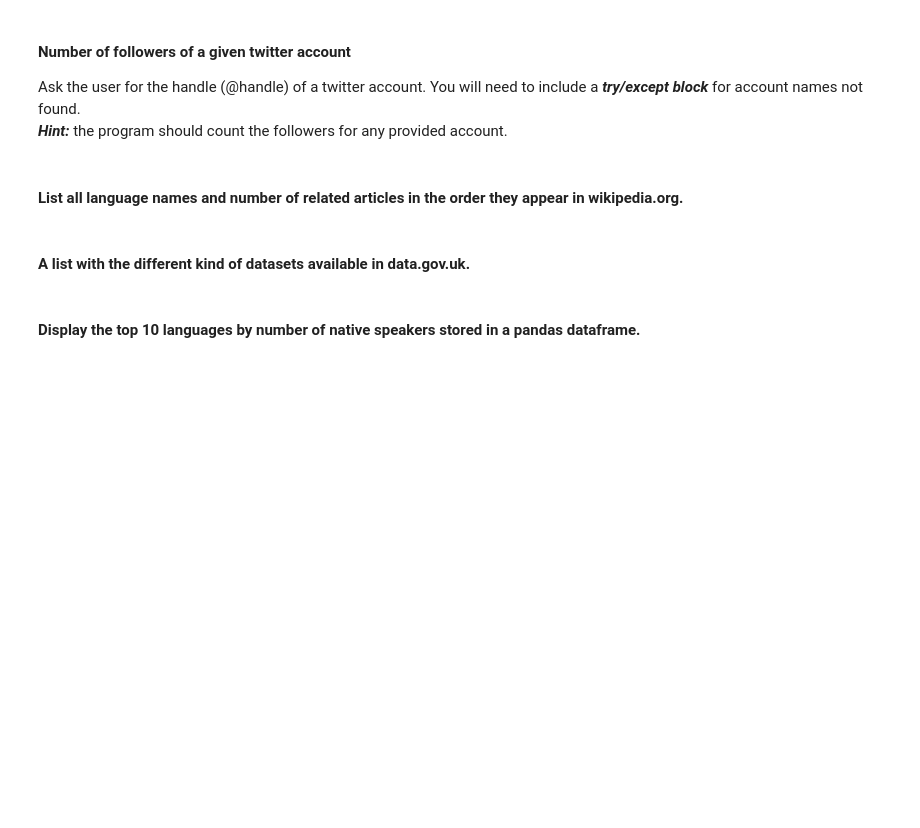
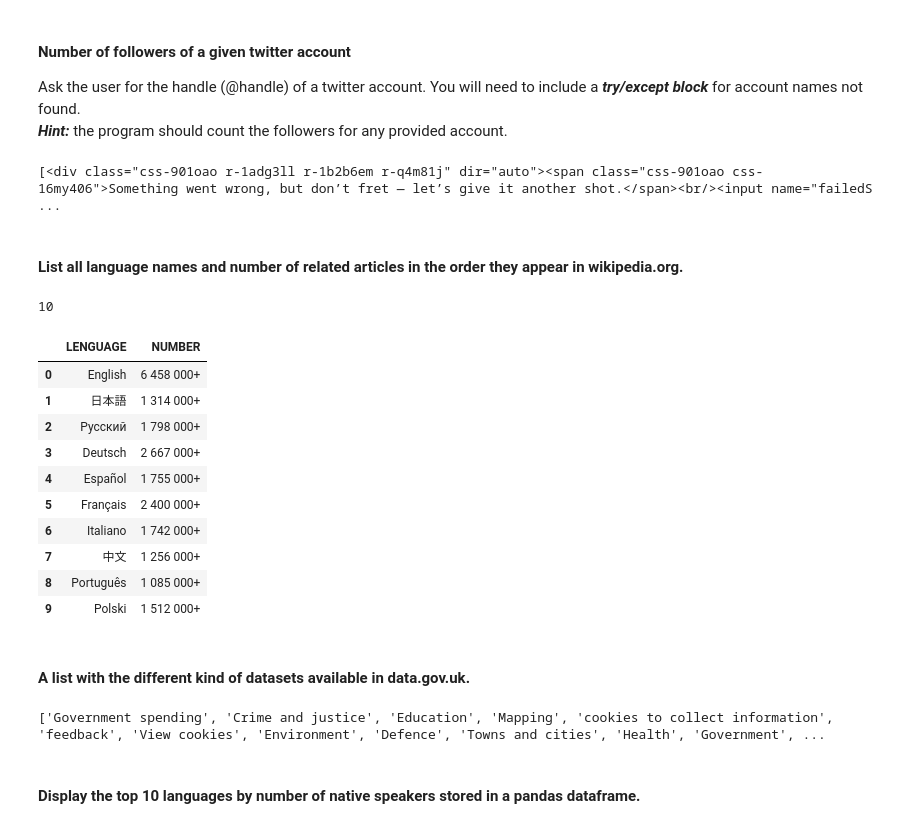
Before and after one commit to jdediegoAb/dataptmad0522_labs, a Jupyter notebook: extra-work/m1/lab-web-scraping/your-code/main.ipynb, the cells around one changed output. Saved outputs shown, nothing was run; the diff lists cells and outputs as text; code cells hidden in the pictures; blank space fills up the shorter version.

```diff
--- a/extra-work/m1/lab-web-scraping/your-code/main.ipynb
+++ b/extra-work/m1/lab-web-scraping/your-code/main.ipynb
@@ -293,3 +322,16 @@ url = 'https://twitter.com/'
+# %%
+# your code here
+try:
+    g=response = requests.get(url)
+except:
+    print("Server Not Found")
+
+g=g.content
+parsed_html7 = bs4.BeautifulSoup(g, "html.parser")
+tuit2=parsed_html7.find_all('div',{'dir':'auto'})
+tuit2
+# %% [output]
+[<div class="css-901oao r-1adg3ll r-1b2b6em r-q4m81j" dir="auto"><span class="css-901oao css-16my406">Something went wrong, but don’t fret — let’s give it another shot.</span><br/><input name="failedS ...
 # %% [markdown]
 #### List all language names and number of related articles in the order they appear in wikipedia.org.
 # %%
@@ -300,3 +340,31 @@ url = 'https://www.wikipedia.org/'
+# %%
+# your code here
+h=response = requests.get(url)
+h=h.content
+parsed_html8 = bs4.BeautifulSoup(h, "html.parser")
+native=parsed_html8.find("div",{"class":"central-featured"}).find_all("div")
+native_list=[]
+print(len(native))
+for i in native:
+    native_d={}
+    native_d["LENGUAGE"] = i.find("strong").string
+    native_d["NUMBER"] = i.find("bdi").string
+    native_list.append(native_d)
+DFnative=pd.DataFrame(native_list)
+DFnative
+# %% [output]
+10
+|  | LENGUAGE | NUMBER |
+| 0 | English | 6 458 000+ |
+| 1 | 日本語 | 1 314 000+ |
+| 2 | Русский | 1 798 000+ |
+| 3 | Deutsch | 2 667 000+ |
+| 4 | Español | 1 755 000+ |
+| 5 | Français | 2 400 000+ |
+| 6 | Italiano | 1 742 000+ |
+| 7 | 中文 | 1 256 000+ |
+| 8 | Português | 1 085 000+ |
+| 9 | Polski | 1 512 000+ |
 # %% [markdown]
 #### A list with the different kind of datasets available in data.gov.uk.
 # %%
@@ -307,3 +373,24 @@ url = 'https://data.gov.uk/'
+# %%
+# your code here
+i=response = requests.get(url)
+i=i.content
+parsed_html9 = bs4.BeautifulSoup(i, "html.parser")
+datagov=parsed_html9.find_all('a',{'class':"govuk-link"})
+data_list=str(datagov)
+data_list
+pattern = '\>(.*?)\<'
+list3=re.findall(pattern, data_list)
+a = set(list3)
+b = set()
+uklist = []
+for i in a:
+    if i not in b:
+        b.add(i)
+        uklist.append(i)
+uklist.remove(', ')
+print(uklist)
+# %% [output]
+['Government spending', 'Crime and justice', 'Education', 'Mapping', 'cookies to collect information', 'feedback', 'View cookies', 'Environment', 'Defence', 'Towns and cities', 'Health', 'Government', ...
 # %% [markdown]
 #### Display the top 10 languages by number of native speakers stored in a pandas dataframe.
 # %%
```
Also changed, not shown: parts of 13 cells of this notebook.
